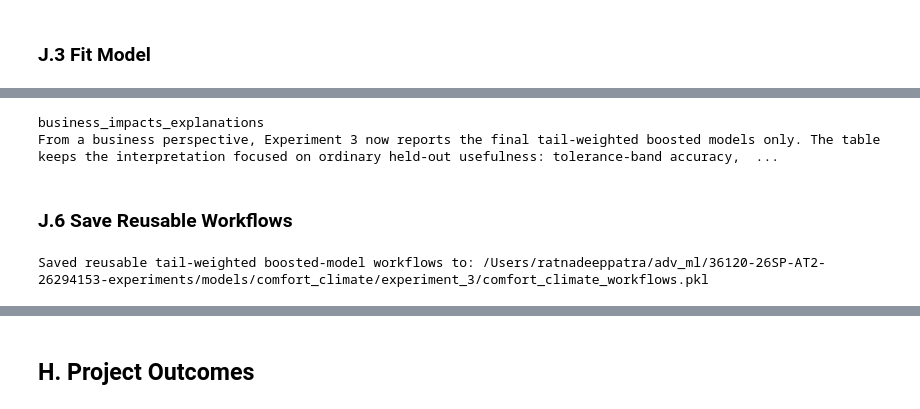
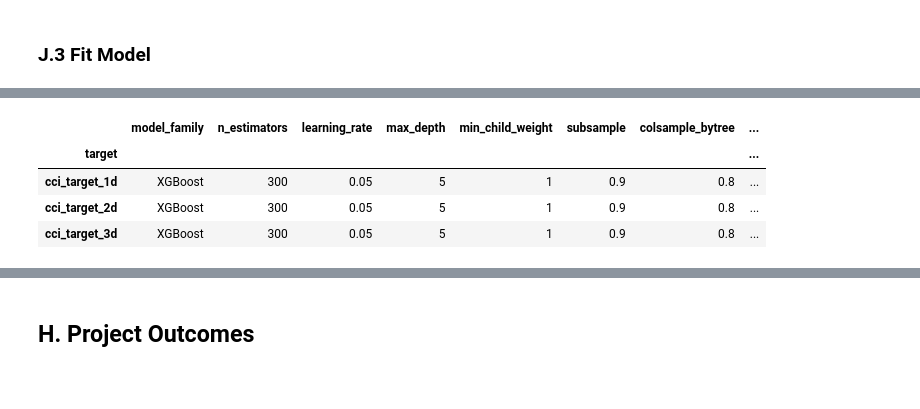
Before and after one commit to RP28/36120-26SP-AT2-26294153-experiments, a Jupyter notebook: notebooks/comfort_climate/36120_26SP_AT2_26294153_experiment_3.ipynb, the cells around one changed output, grey strips where cells are left out. Cells and saved outputs as stored; diff of their text form; code cells hidden in the pictures; blank space fills up the shorter version.

Commit message:
a draft of all comfort_climate nbs

```diff
--- a/notebooks/comfort_climate/36120_26SP_AT2_26294153_experiment_3.ipynb
+++ b/notebooks/comfort_climate/36120_26SP_AT2_26294153_experiment_3.ipynb
@@ -114,15 +114,8 @@ Operational planners and analysts are the main users of the forecasts. They need
 # %% [markdown]
 ### C.1 Load Raw Data
 # %%
-hourly_weather_df = pd.read_csv(
-    at2.dataset.RAW_DATA_DIR / "sydney_weather_hourly.csv",
-    parse_dates=["time"]
-)
-daily_weather_df = pd.read_csv(
-    at2.dataset.RAW_DATA_DIR / "sydney_weather_daily.csv",
-    parse_dates=["time"]
-)
-
+hourly_weather_df = pd.read_csv(at2.dataset.RAW_DATA_DIR / "sydney_weather_hourly.csv", parse_dates=["time"])
+daily_weather_df = pd.read_csv(at2.dataset.RAW_DATA_DIR / "sydney_weather_daily.csv", parse_dates=["time"])
 aggregation_rules = {
     "temperature_2m": ["mean", "max", "min", "median"],
     "relative_humidity_2m": ["mean", "max", "min", "median"],
@@ -1296,22 +450,0 @@ Experiment 3 fits vanilla LightGBM and XGBoost first, uses their held-out residu
-# %%
-business_rows = []
-
-for (model_family, target), workflow in boosting_workflows.items():
-    actual = pd.Series(np.asarray(workflow.context_.y_test).ravel(), index=workflow.context_.y_test.index)
-    predicted = boosting_outputs[(model_family, target)]["predictions"]["Test"]
-    absolute_error = (predicted - actual).abs()
-
-    business_rows.append({
-        "model_family": BOOSTING_MODEL_LABELS[model_family],
-        "target": target,
-        "selected_tail_percentile": tail_percentile_by_target[target],
-        "selected_tail_weight": workflow.context_.best_params["tail_weight_multiplier"],
-        "within_5_CCI_points": absolute_error.le(5).mean(),
-        "within_10_CCI_points": absolute_error.le(10).mean(),
-        "p90_absolute_error": absolute_error.quantile(0.90),
-        "mean_signed_error": (predicted - actual).mean(),
-        "prediction_std_ratio": predicted.std(ddof=0) / actual.std(ddof=0),
-    })
-
-business_impacts = pd.DataFrame(business_rows).set_index(["target", "model_family"])
-display(business_impacts.round(4))
@@ -1331,21 +450,0 @@ From a business perspective, Experiment 3 now reports the final tail-weighted bo
-# %%
-print_tile(size="h3", key='business_impacts_explanations', value=business_impacts_explanations)
-# %% [output]
-business_impacts_explanations
-From a business perspective, Experiment 3 now reports the final tail-weighted boosted models only. The table keeps the interpretation focused on ordinary held-out usefulness: tolerance-band accuracy,  ...
-# %% [markdown]
-### J.6 Save Reusable Workflows
-# %%
-for workflow in boosting_workflows.values():
-    workflow.preprocessing_.clear_multiplex_data()
-
-model_artifact_dir = at2.config.MODELS_DIR / "comfort_climate" / "experiment_3"
-model_artifact_dir.mkdir(parents=True, exist_ok=True)
-model_artifact_path = model_artifact_dir / "comfort_climate_workflows.pkl"
-
-with model_artifact_path.open("wb") as file:
-    cloudpickle.dump(boosting_workflows, file)
-
-print(f"Saved reusable tail-weighted boosted-model workflows to: {model_artifact_path}")
-# %% [output]
-Saved reusable tail-weighted boosted-model workflows to: /Users/ratnadeeppatra/adv_ml/36120-26SP-AT2-26294153-experiments/models/comfort_climate/experiment_3/comfort_climate_workflows.pkl
@@ -1351,0 +517,18 @@ Saved reusable tail-weighted boosted-model workflows to: /Users/ratnadeeppatra/a
+# %%
+metric_df1, models1 = test_xgboost_model(weather_df, experiment_3_preprocessing, **{
+    "n_estimators": 300,
+    "learning_rate": 0.05,
+    "max_depth": 5,
+    "min_child_weight": 1,
+    "subsample": 0.9,
+    "colsample_bytree": 0.8,
+    "reg_alpha": 0.0,
+    "reg_lambda": 1.0,
+})
+display(metric_df1)
+# %% [output]
+|  | model_family | n_estimators | learning_rate | max_depth | min_child_weight | subsample | colsample_bytree | ... |
+| target |  |  |  |  |  |  |  | ... |
+| cci_target_1d | XGBoost | 300 | 0.05 | 5 | 1 | 0.9 | 0.8 | ... |
+| cci_target_2d | XGBoost | 300 | 0.05 | 5 | 1 | 0.9 | 0.8 | ... |
+| cci_target_3d | XGBoost | 300 | 0.05 | 5 | 1 | 0.9 | 0.8 | ... |
```
Also changed, not shown: parts of 126 cells of this notebook, 5 other files.
